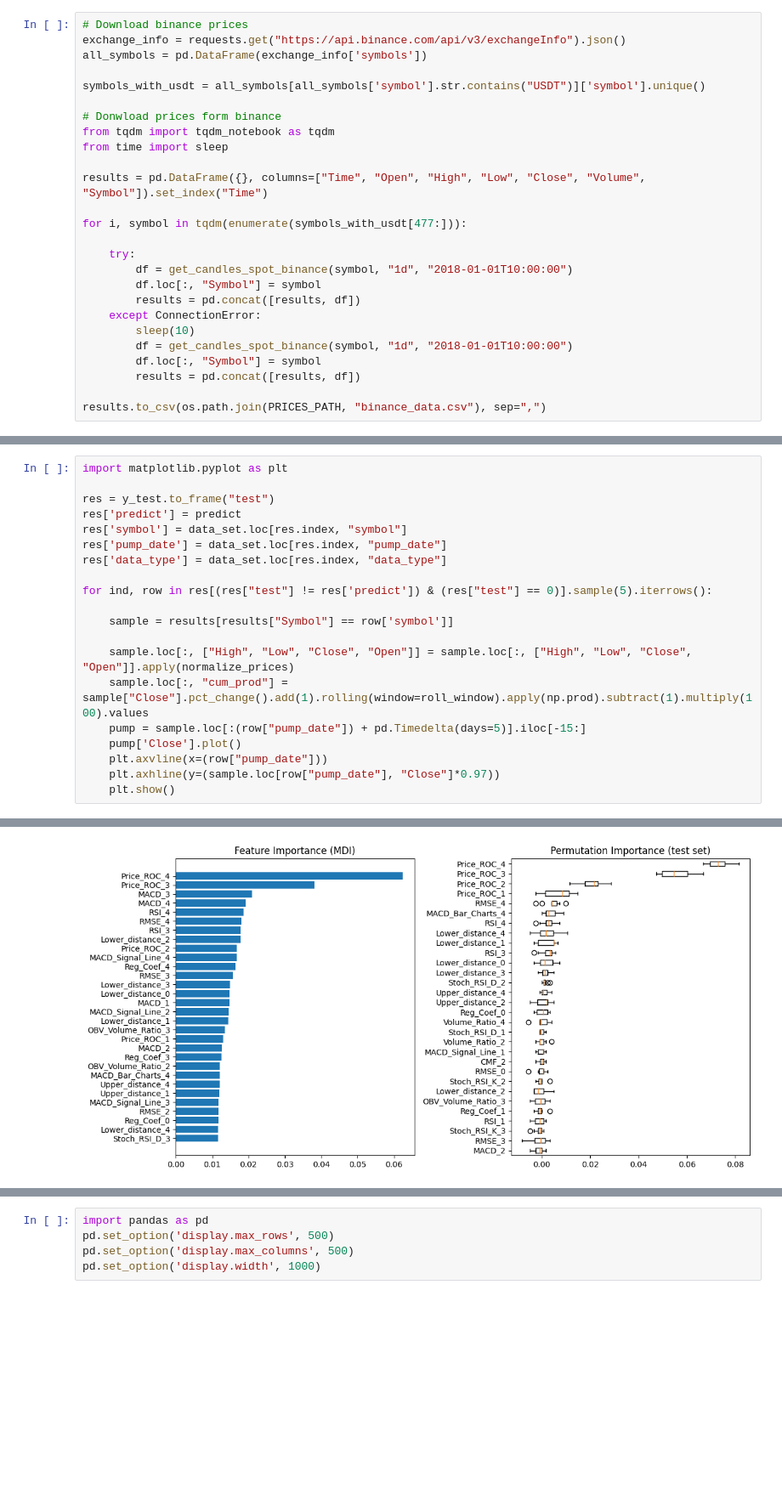
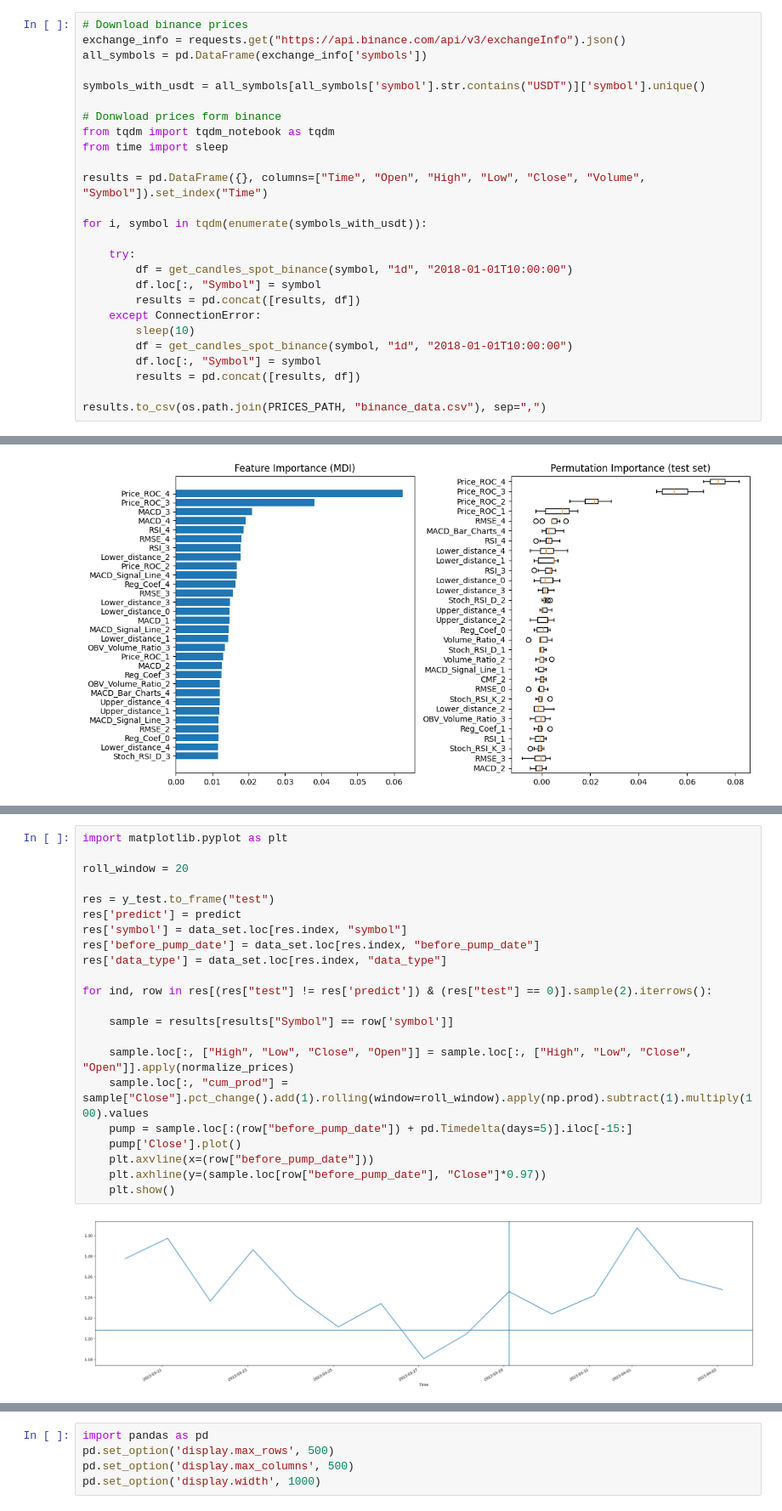
Before and after one commit to PloutosDevs/ploutos, a Jupyter notebook: notebooks/pump_searcher.ipynb, the cells around one changed output, grey strips where cells are left out. Shown at 85% size. Drawn from its saved outputs; the diff is of its cells as text; blank space fills up the shorter version.

```diff
--- a/notebooks/pump_searcher.ipynb
+++ b/notebooks/pump_searcher.ipynb
@@ -68,7 +65,7 @@ from time import sleep
 
 results = pd.DataFrame({}, columns=["Time", "Open", "High", "Low", "Close", "Volume", "Symbol"]).set_index("Time")
 
-for i, symbol in tqdm(enumerate(symbols_with_usdt[477:])):
+for i, symbol in tqdm(enumerate(symbols_with_usdt)):
 
     try:
         df = get_candles_spot_binance(symbol, "1d", "2018-01-01T10:00:00")
@@ -534,20 +283,0 @@ Name: data_type, dtype: int64
-# %%
-import matplotlib.pyplot as plt
-
-res = y_test.to_frame("test")
-res['predict'] = predict
-res['symbol'] = data_set.loc[res.index, "symbol"]
-res['pump_date'] = data_set.loc[res.index, "pump_date"]
-res['data_type'] = data_set.loc[res.index, "data_type"]
-
-for ind, row in res[(res["test"] != res['predict']) & (res["test"] == 0)].sample(5).iterrows():
-
-    sample = results[results["Symbol"] == row['symbol']]
-
-    sample.loc[:, ["High", "Low", "Close", "Open"]] = sample.loc[:, ["High", "Low", "Close", "Open"]].apply(normalize_prices)
-    sample.loc[:, "cum_prod"] = sample["Close"].pct_change().add(1).rolling(window=roll_window).apply(np.prod).subtract(1).multiply(100).values
-    pump = sample.loc[:(row["pump_date"]) + pd.Timedelta(days=5)].iloc[-15:]
-    pump['Close'].plot()
-    plt.axvline(x=(row["pump_date"]))
-    plt.axhline(y=(sample.loc[row["pump_date"], "Close"]*0.97))
-    plt.show()
@@ -634,0 +513,24 @@ Timestamp('2021-11-08 03:00:00+0300', tz='Europe/Moscow')
+# %%
+import matplotlib.pyplot as plt
+
+roll_window = 20
+
+res = y_test.to_frame("test")
+res['predict'] = predict
+res['symbol'] = data_set.loc[res.index, "symbol"]
+res['before_pump_date'] = data_set.loc[res.index, "before_pump_date"]
+res['data_type'] = data_set.loc[res.index, "data_type"]
+
+for ind, row in res[(res["test"] != res['predict']) & (res["test"] == 0)].sample(2).iterrows():
+
+    sample = results[results["Symbol"] == row['symbol']]
+
+    sample.loc[:, ["High", "Low", "Close", "Open"]] = sample.loc[:, ["High", "Low", "Close", "Open"]].apply(normalize_prices)
+    sample.loc[:, "cum_prod"] = sample["Close"].pct_change().add(1).rolling(window=roll_window).apply(np.prod).subtract(1).multiply(100).values
+    pump = sample.loc[:(row["before_pump_date"]) + pd.Timedelta(days=5)].iloc[-15:]
+    pump['Close'].plot()
+    plt.axvline(x=(row["before_pump_date"]))
+    plt.axhline(y=(sample.loc[row["before_pump_date"], "Close"]*0.97))
+    plt.show()
+# %% [output]
+[figure, added]
```
Also changed, not shown: parts of 71 cells of this notebook.
